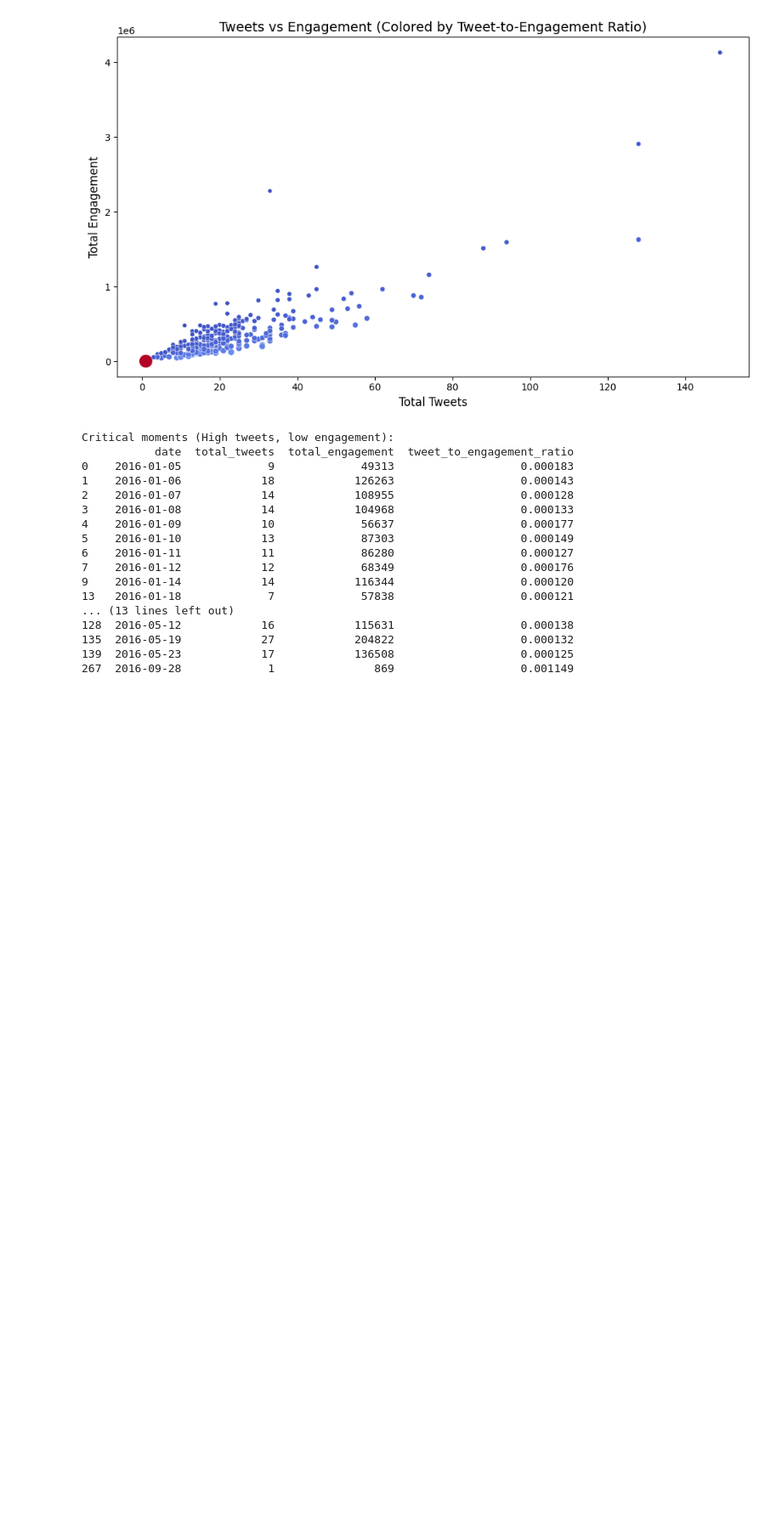
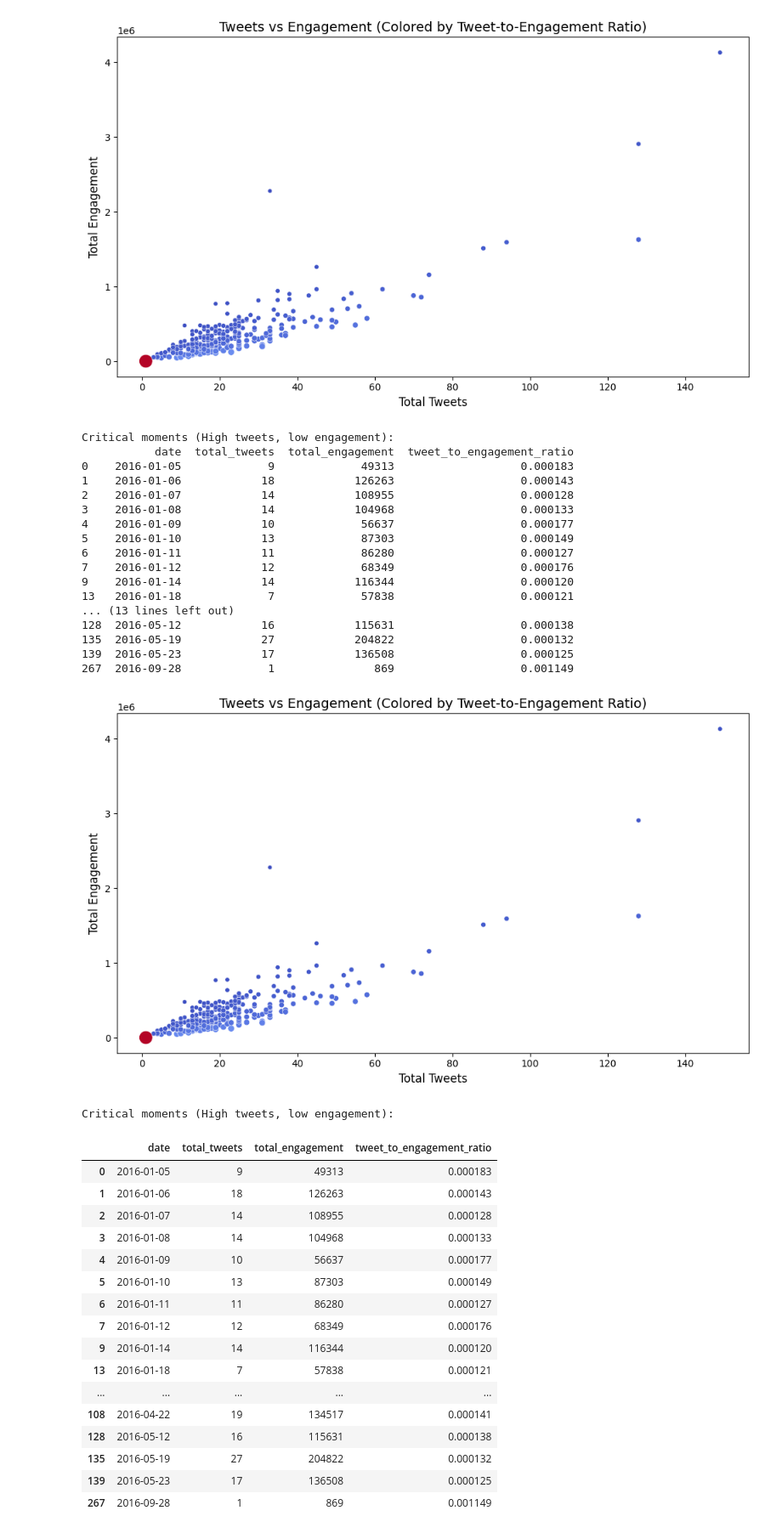
Before and after one commit to LeenaKH123/Jupyter_Project, a Jupyter notebook: Jupyter_Project/TheProject/VisualisationPython.ipynb, the cells around one changed output. Shown at 85% size. Drawn from its saved outputs; the diff is of its cells as text; code cells hidden in the pictures; blank space fills up the shorter version.

Commit message:
identifying critical moment

```diff
--- a/Jupyter_Project/TheProject/VisualisationPython.ipynb
+++ b/Jupyter_Project/TheProject/VisualisationPython.ipynb
@@ -195,3 +195,76 @@ Critical moments (High tweets, low engagement):
 135  2016-05-19            27            204822                   0.000132
 139  2016-05-23            17            136508                   0.000125
 267  2016-09-28             1               869                   0.001149
+# %%
+import pandas as pd
+import matplotlib.pyplot as plt
+import seaborn as sns
+from IPython.display import display  # This helps render the table in Jupyter
+
+# Load the dataset
+df = pd.read_csv('tweets.csv')
+
+# Ensure the tweet date is in datetime format
+df['time'] = pd.to_datetime(df['time'])
+df['date'] = df['time'].dt.date
+
+# Group by date to calculate total tweets and total engagement (retweets + favorites)
+df_daily = df.groupby('date').agg(
+    total_tweets=('id', 'count'),
+    total_retweets=('retweet_count', 'sum'),
+    total_favorites=('favorite_count', 'sum')
+).reset_index()
+
+# Calculate total engagement by adding retweets and favorites
+df_daily['total_engagement'] = df_daily['total_retweets'] + df_daily['total_favorites']
+
+# Calculate tweet-to-engagement ratio
+df_daily['tweet_to_engagement_ratio'] = df_daily['total_tweets'] / (df_daily['total_engagement'] + 1)  # +1 to avoid division by zero
+
+# Visualize tweets vs engagement with the ratio color coded
+plt.figure(figsize=(10, 6))
+sns.scatterplot(x='total_tweets', y='total_engagement', data=df_daily,
+                hue='tweet_to_engagement_ratio', palette='coolwarm', size='tweet_to_engagement_ratio',
+                sizes=(20, 200), legend=None)
+
+# Add labels and title
+plt.title('Tweets vs Engagement (Colored by Tweet-to-Engagement Ratio)', fontsize=14)
+plt.xlabel('Total Tweets', fontsize=12)
+plt.ylabel('Total Engagement', fontsize=12)
+
+# Show the plot
+plt.tight_layout()
+plt.show()
+
+# Now identify days with a high tweet-to-engagement ratio (potential critical moments)
+# We'll consider days with high tweet count and low engagement based on the ratio
+high_ratio_threshold = df_daily['tweet_to_engagement_ratio'].quantile(0.9)  # Top 10% by ratio
+
+# Find the critical moments
+critical_moments = df_daily[df_daily['tweet_to_engagement_ratio'] > high_ratio_threshold]
+
+if not critical_moments.empty:
+    print("Critical moments (High tweets, low engagement):")
+    display(critical_moments[['date', 'total_tweets', 'total_engagement', 'tweet_to_engagement_ratio']])
+else:
+    print("No critical moments found.")
+# %% [output]
+[figure, added]
+Critical moments (High tweets, low engagement):
+|  | date | total_tweets | total_engagement | tweet_to_engagement_ratio |
+| 0 | 2016-01-05 | 9 | 49313 | 0.000183 |
+| 1 | 2016-01-06 | 18 | 126263 | 0.000143 |
+| 2 | 2016-01-07 | 14 | 108955 | 0.000128 |
+| 3 | 2016-01-08 | 14 | 104968 | 0.000133 |
+| 4 | 2016-01-09 | 10 | 56637 | 0.000177 |
+| 5 | 2016-01-10 | 13 | 87303 | 0.000149 |
+| 6 | 2016-01-11 | 11 | 86280 | 0.000127 |
+| 7 | 2016-01-12 | 12 | 68349 | 0.000176 |
+| 9 | 2016-01-14 | 14 | 116344 | 0.000120 |
+| 13 | 2016-01-18 | 7 | 57838 | 0.000121 |
+| ... | ... | ... | ... | ... |
+| 108 | 2016-04-22 | 19 | 134517 | 0.000141 |
+| 128 | 2016-05-12 | 16 | 115631 | 0.000138 |
+| 135 | 2016-05-19 | 27 | 204822 | 0.000132 |
+| 139 | 2016-05-23 | 17 | 136508 | 0.000125 |
+| 267 | 2016-09-28 | 1 | 869 | 0.001149 |
```
